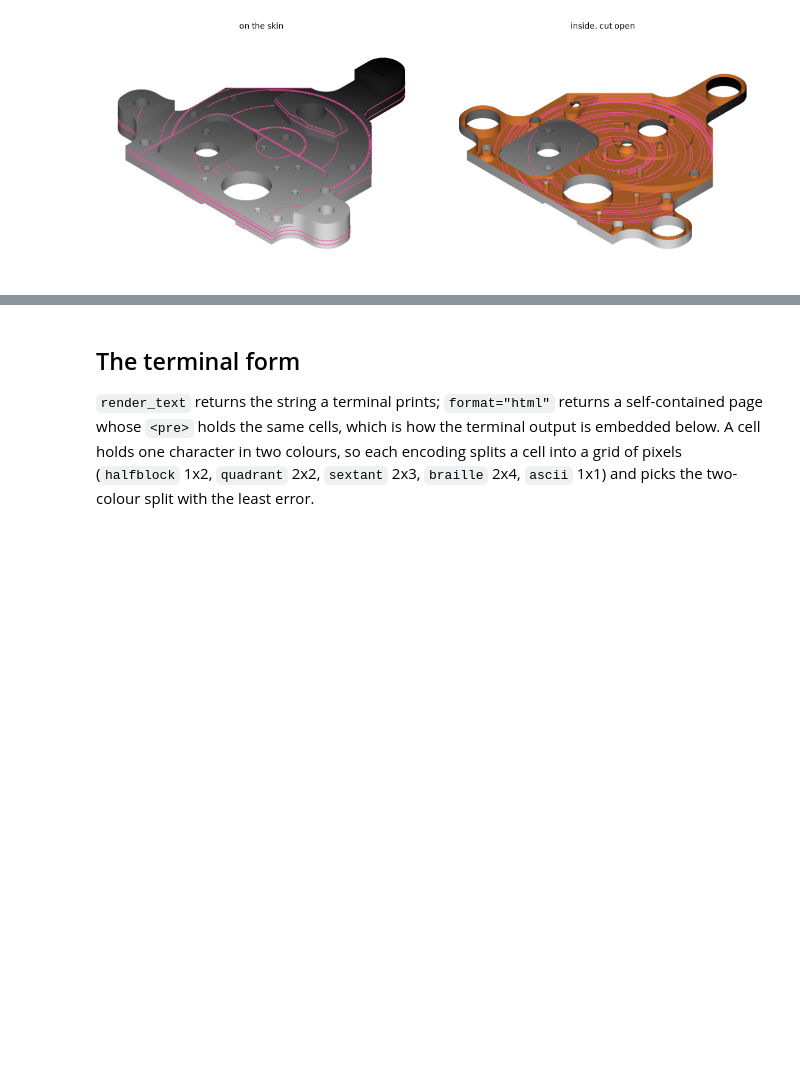
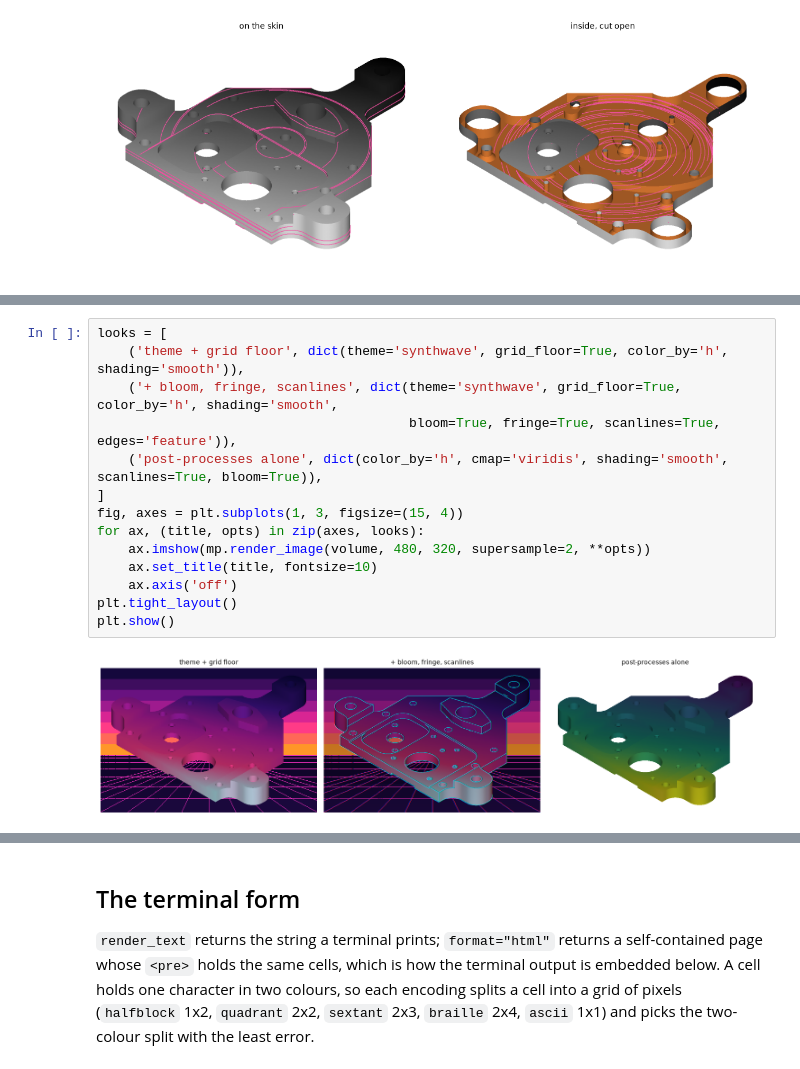
Before and after one commit to loumalouomega/meshioplusplus, a Jupyter notebook: example/python/31_terminal_rendering.ipynb, the cells around one changed output, grey strips where cells are left out. Drawn from its saved outputs; the diff is of its cells as text; blank space fills up the shorter version.

```diff
--- a/example/python/31_terminal_rendering.ipynb
+++ b/example/python/31_terminal_rendering.ipynb
@@ -184,0 +189,16 @@ inside, cut open: ['streamlines: vel, 120 lines (#f050a0)']
+# %%
+looks = [
+    ('theme + grid floor', dict(theme='synthwave', grid_floor=True, color_by='h', shading='smooth')),
+    ('+ bloom, fringe, scanlines', dict(theme='synthwave', grid_floor=True, color_by='h', shading='smooth',
+                                        bloom=True, fringe=True, scanlines=True, edges='feature')),
+    ('post-processes alone', dict(color_by='h', cmap='viridis', shading='smooth', scanlines=True, bloom=True)),
+]
+fig, axes = plt.subplots(1, 3, figsize=(15, 4))
+for ax, (title, opts) in zip(axes, looks):
+    ax.imshow(mp.render_image(volume, 480, 320, supersample=2, **opts))
+    ax.set_title(title, fontsize=10)
+    ax.axis('off')
+plt.tight_layout()
+plt.show()
+# %% [output]
+[figure, added]
```
Also changed, not shown: parts of 3 cells of this notebook, 12 other files.
